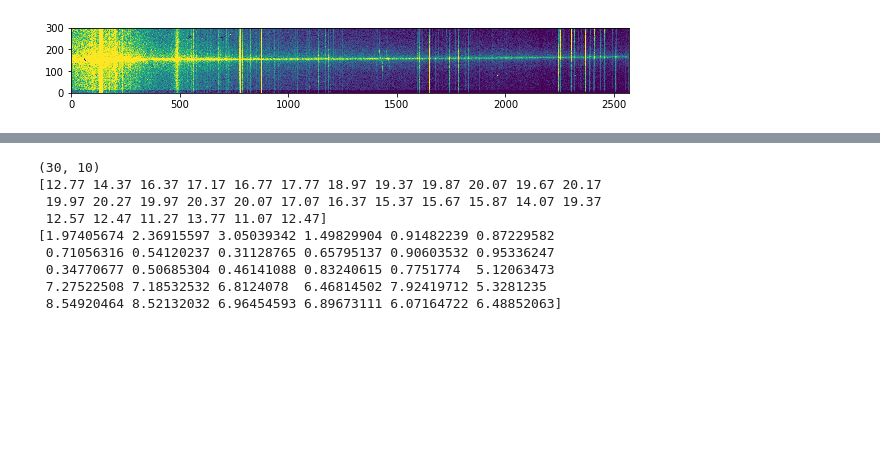
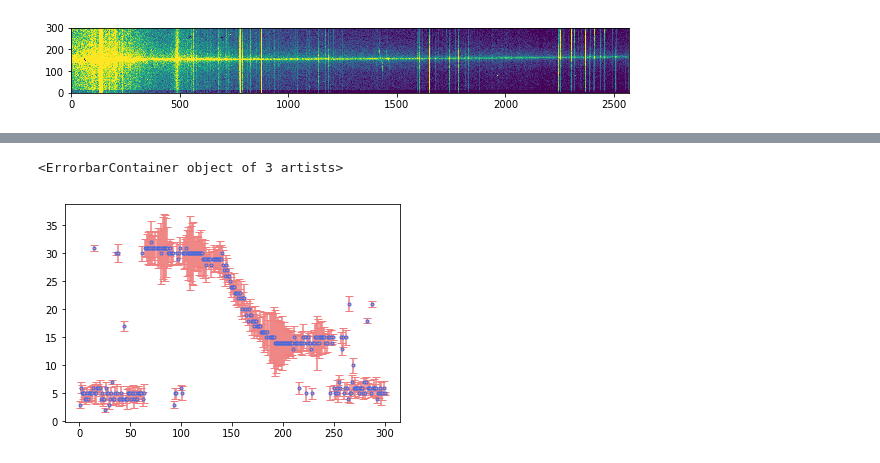
Before and after one commit to PengpeiZhu/ASTR136, a Jupyter notebook: dark_matter_data_handle.ipynb, the cells around one changed output, grey strips where cells are left out. Drawn from its saved outputs; the diff is of its cells as text; code cells hidden in the pictures; blank space fills up the shorter version.

```diff
--- a/dark_matter_data_handle.ipynb
+++ b/dark_matter_data_handle.ipynb
@@ -440,28 +364,37 @@ ICWL[1::2] = ICWL_2G
-# %%
-# Yield successive n-sized
-# chunks from l.
-def divide_chunks(l, n):
-
-    # looping till length l
-    for i in range(0, len(l), n):
-        yield l[i:i + n]
-
-#divide the list into chunks of 10 elements
-#caculate the mean and std
-divide = np.array(list(divide_chunks(ICWL, 10)) )
-
-print(divide.shape)
-ICdata = np.mean(divide,axis=1)
-ICerr = np.std(divide,axis=1)
-print(ICdata)
-print(ICerr)
-# %% [output]
-(30, 10)
-[12.77 14.37 16.37 17.17 16.77 17.77 18.97 19.37 19.87 20.07 19.67 20.17
- 19.97 20.27 19.97 20.37 20.07 17.07 16.37 15.37 15.67 15.87 14.07 19.37
- 12.57 12.47 11.27 13.77 11.07 12.47]
-[1.97405674 2.36915597 3.05039342 1.49829904 0.91482239 0.87229582
- 0.71056316 0.54120237 0.31128765 0.65795137 0.90603532 0.95336247
- 0.34770677 0.50685304 0.46141088 0.83240615 0.7751774  5.12063473
- 7.27522508 7.18532532 6.8124078  6.46814502 7.92419712 5.3281235
- 8.54920464 8.52132032 6.96454593 6.89673111 6.07164722 6.48852063]
+# %%
+#chop the frame and pick the max value by comparing the mean of a group of five pixels
+
+trail_wave_list = []
+trail_std_list = []
+trail_mean_list = []
+for i in range(len(stacked_IC)):
+
+    # 2D-> 1D
+    spec_1D = stacked_IC[i]
+
+    # Smoothening 1D
+    gauss_kernel = Gaussian1DKernel(1)
+    spec_1D_sm = convolve(spec_1D, gauss_kernel)
+
+    # Truncation 1D to 1405~1450
+    spec_1D_trunc = spec_1D_sm[1405:1450]
+
+    # Build new list to include the "mean of each 5 element(in every row)" as gaussian sum
+    mean_spec_1D = []
+    for j in range(len(spec_1D_trunc)):
+        mean_1D_value = sum(spec_1D_trunc[j-2:j+2])/5
+        mean_spec_1D.append(mean_1D_value)
+
+    h_alpha = max(mean_spec_1D)
+
+    #Write the max means of every row into a new list, also caculate the std of 7 elements near the picked mean
+    xp_i = list(mean_spec_1D).index(h_alpha)
+    trail_std = np.std(spec_1D_trunc[xp_i-2:xp_i+2])
+
+    trail_wave_list.append(xp_i)
+    trail_std_list.append(trail_std)
+# %%
+plt.errorbar(np.linspace(1,300,300),trail_wave_list,yerr=trail_std_list,fmt= '.' ,c="lightcoral",mec='royalblue',capsize=4,label="data points")
+# %% [output]
+<ErrorbarContainer object of 3 artists>
+[figure, added]
```
Also changed, not shown: parts of 26 cells of this notebook.
